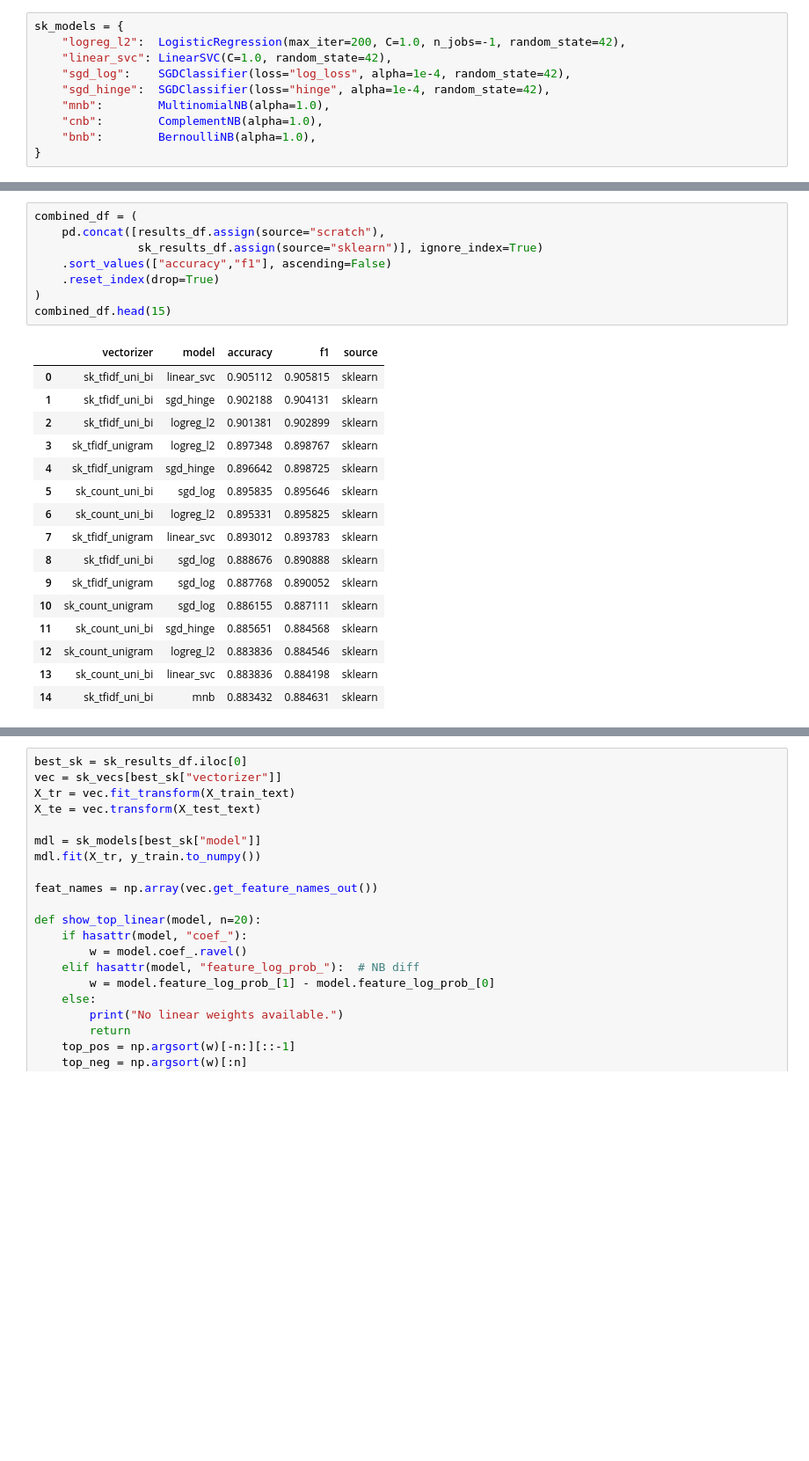
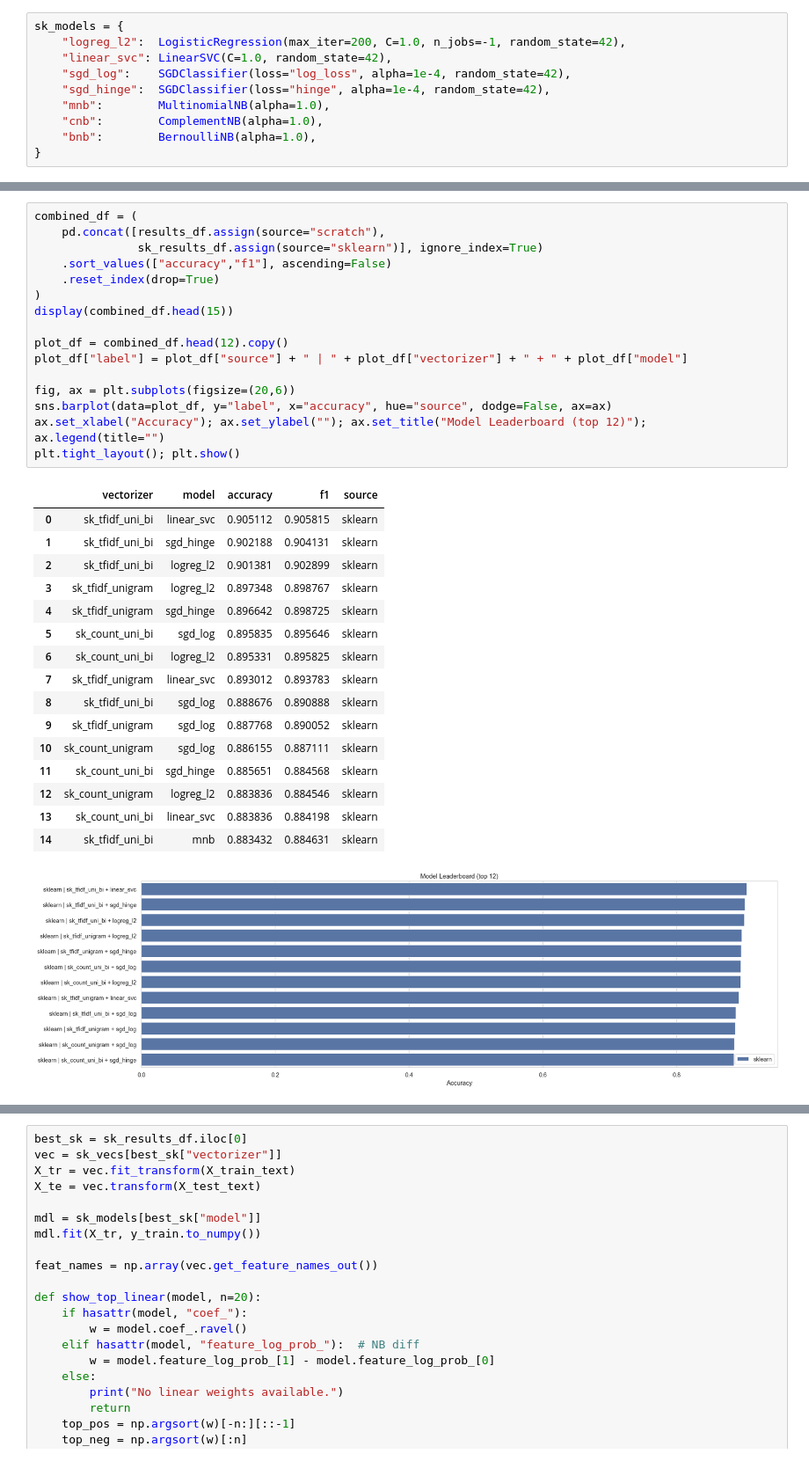
Before and after one commit to Sifat-Ahmed/imdb-movie-classification, a Jupyter notebook: notebooks/Step_2_ML_classification.ipynb, the cells around one changed output, grey strips where cells are left out. Shown: that part at 88% size. Drawn from its saved outputs; the diff is of its cells as text; blank space fills up the shorter version.

```diff
--- a/notebooks/Step_2_ML_classification.ipynb
+++ b/notebooks/Step_2_ML_classification.ipynb
@@ -255,26 +241,35 @@ sk_results_df.head(10)
 # %%
 combined_df = (
     pd.concat([results_df.assign(source="scratch"),
                sk_results_df.assign(source="sklearn")], ignore_index=True)
     .sort_values(["accuracy","f1"], ascending=False)
     .reset_index(drop=True)
 )
-combined_df.head(15)
+display(combined_df.head(15))
+
+plot_df = combined_df.head(12).copy()
+plot_df["label"] = plot_df["source"] + " | " + plot_df["vectorizer"] + " + " + plot_df["model"]
+
+fig, ax = plt.subplots(figsize=(20,6))
+sns.barplot(data=plot_df, y="label", x="accuracy", hue="source", dodge=False, ax=ax)
+ax.set_xlabel("Accuracy"); ax.set_ylabel(""); ax.set_title("Model Leaderboard (top 12)"); ax.legend(title="")
+plt.tight_layout(); plt.show()
 # %% [output]
 |  | vectorizer | model | accuracy | f1 | source |
 | 0 | sk_tfidf_uni_bi | linear_svc | 0.905112 | 0.905815 | sklearn |
 | 1 | sk_tfidf_uni_bi | sgd_hinge | 0.902188 | 0.904131 | sklearn |
 | 2 | sk_tfidf_uni_bi | logreg_l2 | 0.901381 | 0.902899 | sklearn |
 | 3 | sk_tfidf_unigram | logreg_l2 | 0.897348 | 0.898767 | sklearn |
 | 4 | sk_tfidf_unigram | sgd_hinge | 0.896642 | 0.898725 | sklearn |
 | 5 | sk_count_uni_bi | sgd_log | 0.895835 | 0.895646 | sklearn |
 | 6 | sk_count_uni_bi | logreg_l2 | 0.895331 | 0.895825 | sklearn |
 | 7 | sk_tfidf_unigram | linear_svc | 0.893012 | 0.893783 | sklearn |
 | 8 | sk_tfidf_uni_bi | sgd_log | 0.888676 | 0.890888 | sklearn |
 | 9 | sk_tfidf_unigram | sgd_log | 0.887768 | 0.890052 | sklearn |
 | 10 | sk_count_unigram | sgd_log | 0.886155 | 0.887111 | sklearn |
 | 11 | sk_count_uni_bi | sgd_hinge | 0.885651 | 0.884568 | sklearn |
 | 12 | sk_count_unigram | logreg_l2 | 0.883836 | 0.884546 | sklearn |
 | 13 | sk_count_uni_bi | linear_svc | 0.883836 | 0.884198 | sklearn |
 | 14 | sk_tfidf_uni_bi | mnb | 0.883432 | 0.884631 | sklearn |
+[figure, added]
 # %%
```
Also changed, not shown: parts of 9 cells of this notebook, 5 other files.
